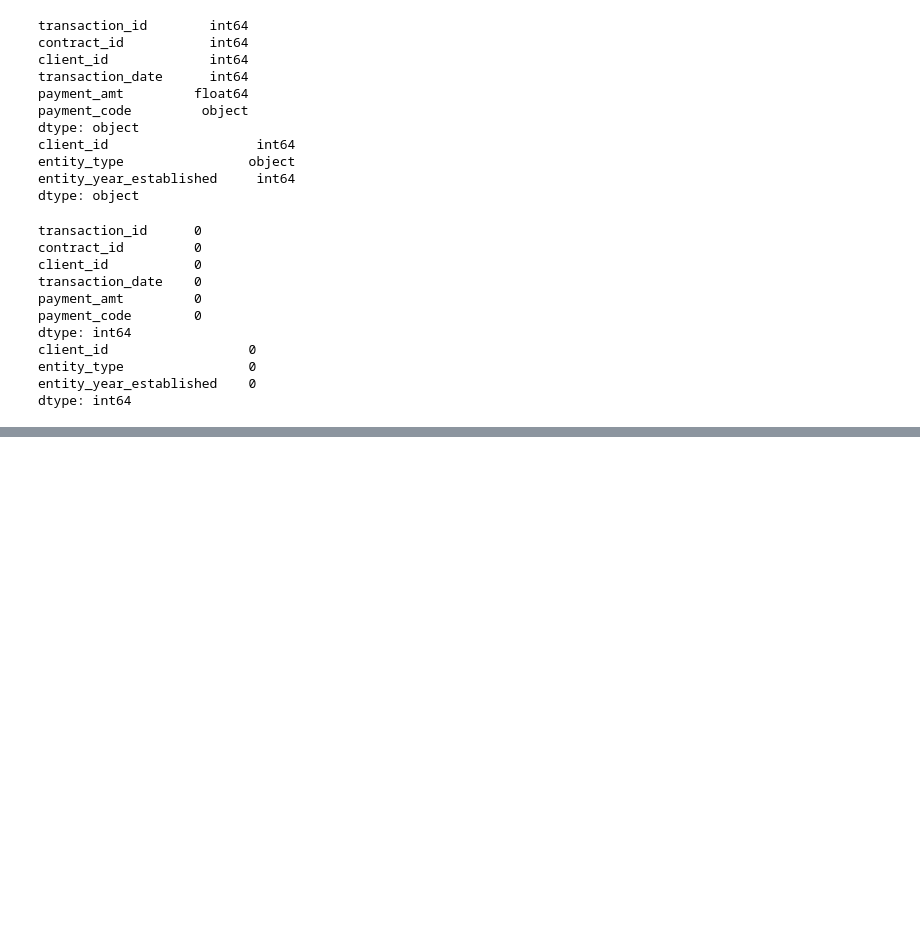
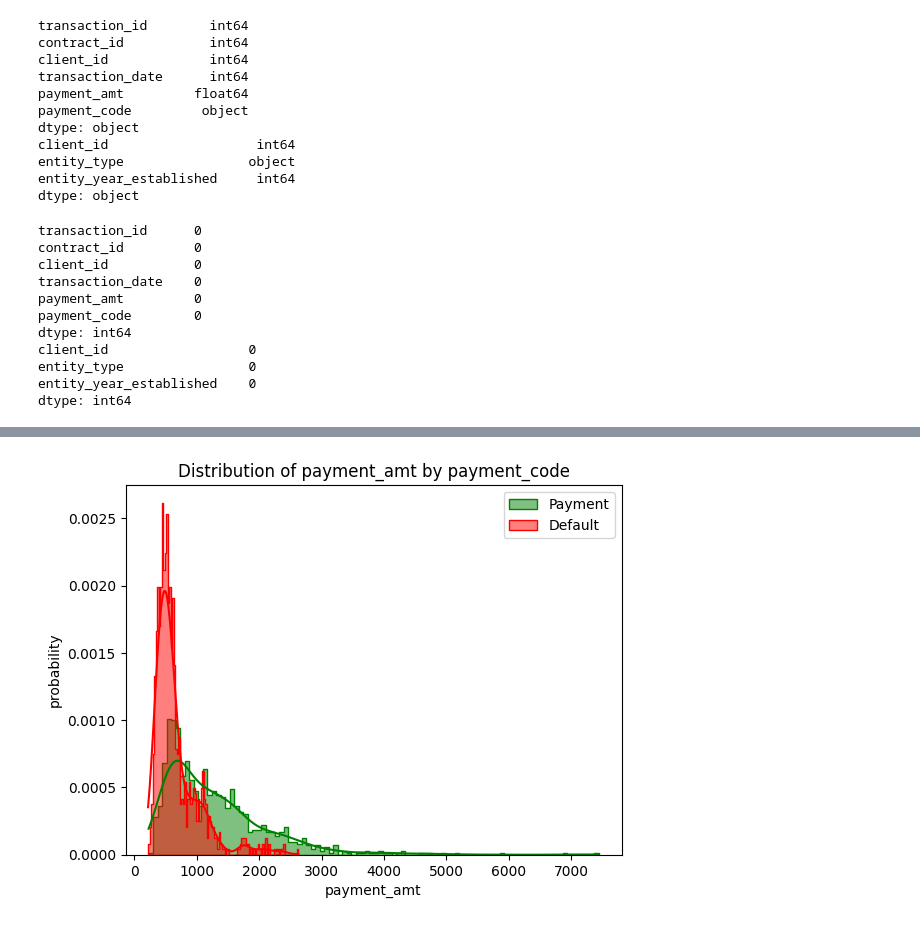
Before and after one commit to jacobpalinski/Payments-Case-Study, a Jupyter notebook: Jacob-Palinski-Case-Study-Python.ipynb, the cells around one changed output, grey strips where cells are left out. Drawn from its saved outputs; the diff is of its cells as text; code cells hidden in the pictures; blank space fills up the shorter version.

```diff
--- a/Jacob-Palinski-Case-Study-Python.ipynb
+++ b/Jacob-Palinski-Case-Study-Python.ipynb
@@ -97,0 +151,25 @@ merged_df.head()
+# %%
+# Is there a statistical difference between payments with payment_code == 'PAYMENT' and payment_code == 'DEFAULT'
+payment_df = merged_df[merged_df['payment_code'] == 'PAYMENT']
+default_df = merged_df[merged_df['payment_code'] == 'DEFAULT']
+
+# Generate random samples and calculate sample means for each dataframe
+'''Payments have strong right skewed distribution, sampling is required to ensure a normal distribution of means to compare to ensure compliance with Central Limit Theorem (CLT)'''
+sample_size = 30
+num_samples = 1000
+payment_samples = [payment_df['payment_amt'].sample(sample_size, replace=True) for _ in range(num_samples)]
+default_samples = [default_df['payment_amt'].sample(sample_size, replace=True) for _ in range(num_samples)]
+payment_means = [sample.mean() for sample in payment_samples]
+default_means = [sample.mean() for sample in default_samples]
+
+# Plot Distributions
+sns.histplot(payment_means, bins=100, kde=True, color='green', label='Payment', element='step', stat='density')
+sns.histplot(default_means, bins=100, kde=True, color='red', label='Default', element='step', stat='density')
+plt.xlabel('payment_amt')
+plt.ylabel('probability')
+plt.title('Distribution of payment_amt by payment_code')
+plt.legend()
+
+plt.show()
+# %% [output]
+[figure, added]
```
Also changed, not shown: parts of 20 cells of this notebook, 1 other file.
